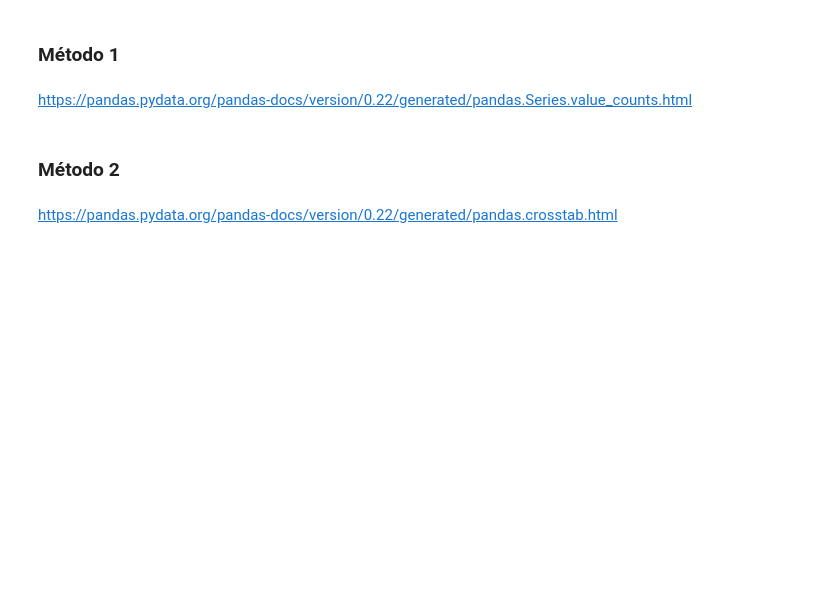
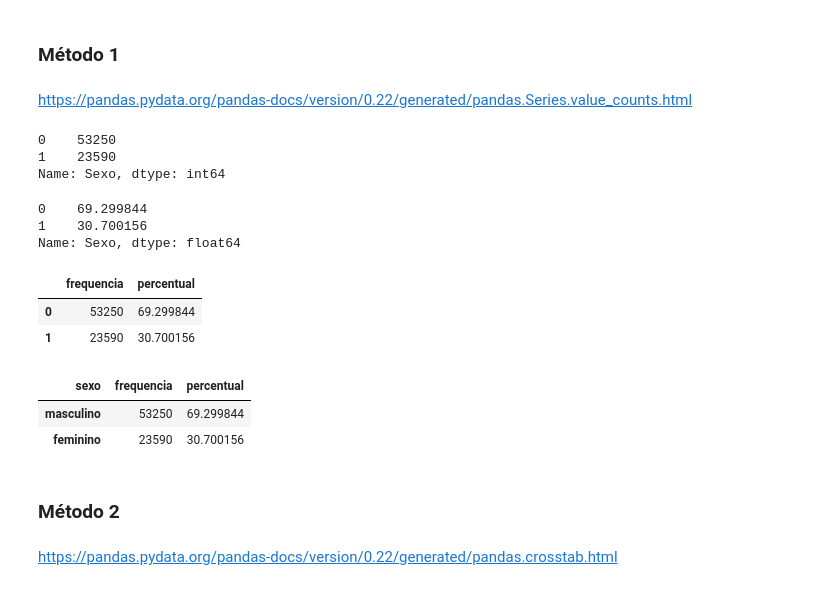
Before and after one commit to RaphaelfsOliveira/estatistica-com-python, a Jupyter notebook: Curso de Estatística/Curso_de_Estatística_Parte_1.ipynb, the cells around one changed output. Saved outputs shown, nothing was run; the diff lists cells and outputs as text; code cells hidden in the pictures; blank space fills up the shorter version.

```diff
--- a/Curso de Estatística/Curso_de_Estatística_Parte_1.ipynb
+++ b/Curso de Estatística/Curso_de_Estatística_Parte_1.ipynb
@@ -242,3 +242,28 @@ O primeiro passo em um trabalho de análise é o conhecimento do comportamento d
 ### Método 1
 # %% [markdown]
 https://pandas.pydata.org/pandas-docs/version/0.22/generated/pandas.Series.value_counts.html
+# %%
+df['Sexo'].value_counts()
+# %% [output]
+0    53250
+1    23590
+Name: Sexo, dtype: int64
+# %%
+# atributo normalize coloca em percentual, multiplicando por 100 para ficar no formato desejado
+df['Sexo'].value_counts(normalize=True) * 100
+# %% [output]
+0    69.299844
+1    30.700156
+Name: Sexo, dtype: float64
+# %%
+freq = df['Sexo'].value_counts()
+# %%
+percent = df['Sexo'].value_counts(normalize=True) * 100
+# %%
+df_freq_qualitativas = pd.DataFrame({'frequencia': freq, 'percentual': percent})
+# %%
+df_freq_qualitativas
+# %% [output]
+|  | frequencia | percentual |
+| 0 | 53250 | 69.299844 |
+| 1 | 23590 | 30.700156 |
@@ -245,3 +273,9 @@ https://pandas.pydata.org/pandas-docs/version/0.22/generated/pandas.Series.value
+# %%
+df_freq_qualitativas
+# %% [output]
+| sexo | frequencia | percentual |
+| masculino | 53250 | 69.299844 |
+| feminino | 23590 | 30.700156 |
 # %% [markdown]
 ### Método 2
 # %% [markdown]
```
Also changed, not shown: parts of 4 cells of this notebook.
